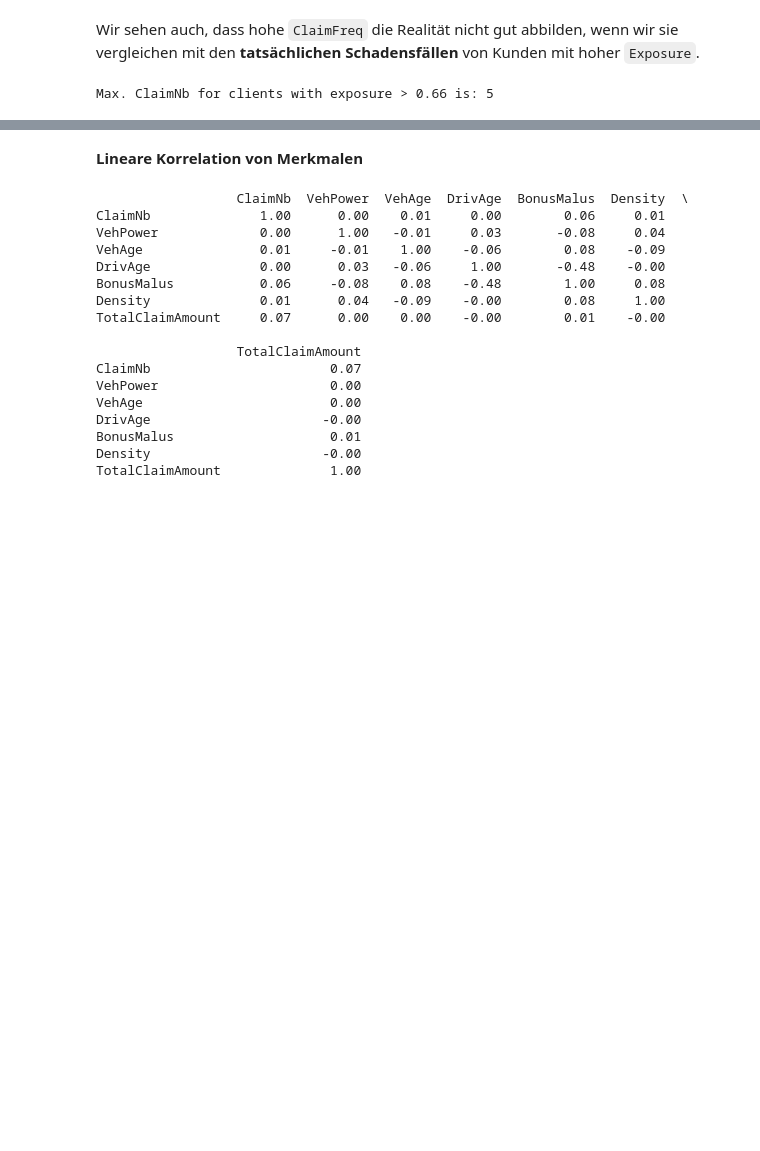
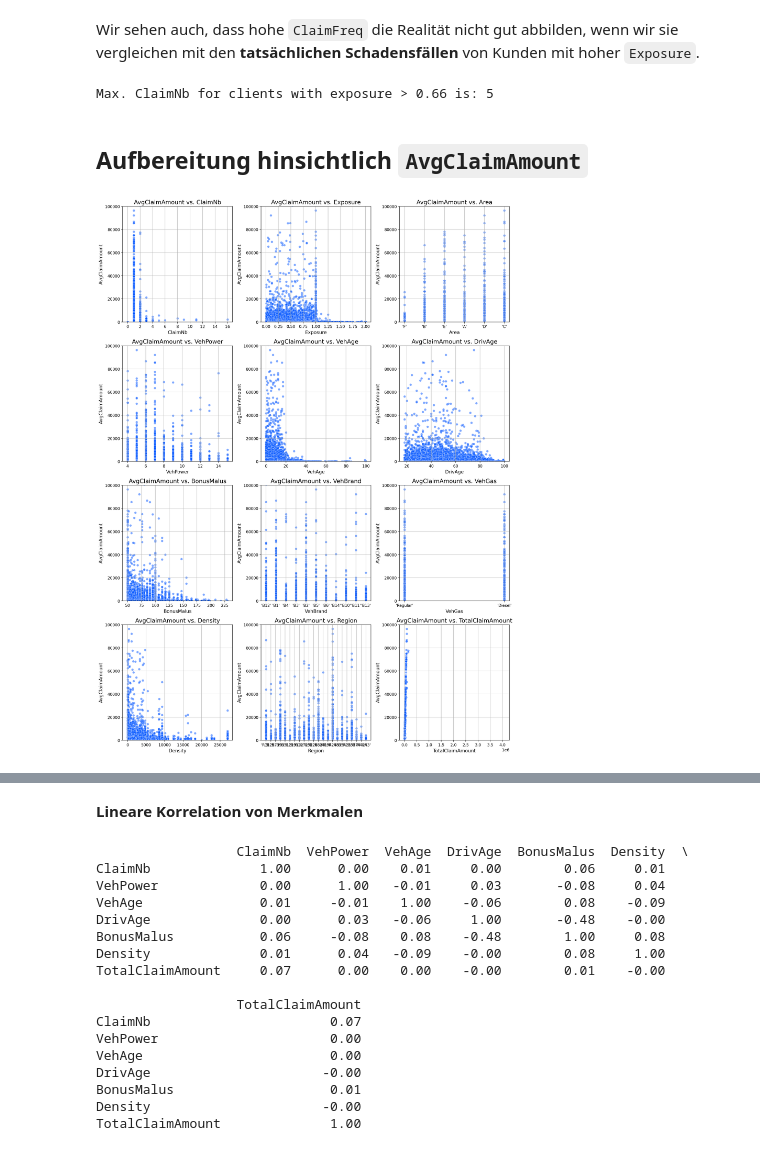
Before and after one commit to mvaassen/axa-data-challenge, a Jupyter notebook: AXADataChallenge/presentation.ipynb, the cells around one changed output, grey strips where cells are left out. Cells and saved outputs as stored; diff of their text form; code cells hidden in the pictures; blank space fills up the shorter version.

````diff
--- a/AXADataChallenge/presentation.ipynb
+++ b/AXADataChallenge/presentation.ipynb
@@ -268,3 +268,15 @@ data_claimnb = df[df["ClaimNb"] < 5].copy()
 if not conservative_flag:
     # Also remove high-frequency claims above cutoff
     data_claimnb = data_claimnb[data_claimnb["ClaimFreq"] <= claim_freq_cutoff]
+# %% [markdown]
+## Aufbereitung hinsichtlich ```AvgClaimAmount```
+# %%
+# Opacity
+alpha = 0.5
+
+ax = vis.scatterplot_all(df.drop(columns=["ClaimFreq"]), "AvgClaimAmount", figsize=(15, 20), alpha = alpha)
+for elem in ax.flatten(): elem.set_ylim([0, 100000])
+plt.tight_layout()
+plt.show()
+# %% [output]
+[figure, added]
````
Also changed, not shown: parts of 18 cells of this notebook, 1 other file.
